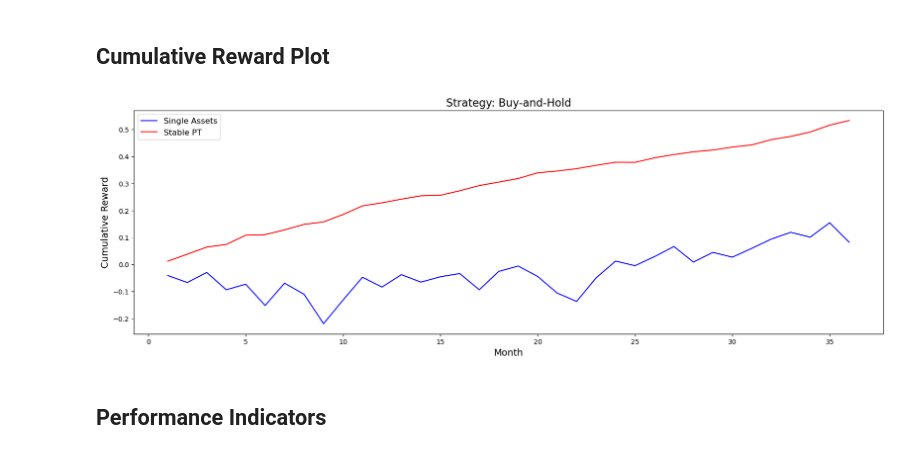
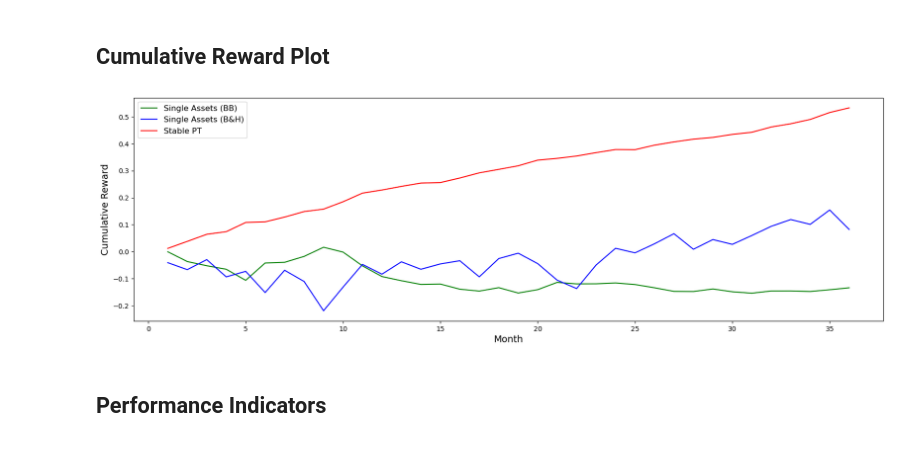
Before and after one commit to DanielHYLai/pairs-trading-with-reinforcement-learning, a Jupyter notebook: pairs-selection/comparison_oos_pairs_reduced.ipynb, the cells around one changed output. Saved outputs shown, nothing was run; the diff lists cells and outputs as text; code cells hidden in the pictures.

Commit message:
feat: reorganize the comparison result

```diff
--- a/pairs-selection/comparison_oos_pairs_reduced.ipynb
+++ b/pairs-selection/comparison_oos_pairs_reduced.ipynb
@@ -17,11 +17,12 @@ path = "figure_file"
 # %% [markdown]
 ## Load Data
 # %%
-static_pairs = load_cache_file("data_file/static_strategy/ap_reward_result_test.pkl")
+# static_pairs = load_cache_file("data_file/static_strategy/ap_reward_result_test.pkl")
+static_pairs = load_cache_file("data/ap_reward_result_test.pkl")
 # %% [markdown]
 ## Comparison Target: Reduced S&P500 Constituent
 # %%
-test_data = pd.read_csv("data_file/test_PT.csv", encoding="UTF-8")
+test_data = pd.read_csv("data/test_PT.csv", encoding="UTF-8")
 tickers = test_data["Ticker"].unique()
 # %%
 # Add daily log return and Bollinger bands to the original stock price data
@@ -212,0 +225,5 @@ plt.show()
+# %%
+single_median_BB = single_result_BB_table.median(axis=0)
+
+statistic, pvalue = wilcoxon(static_pairs_median, single_median_BB, alternative="greater")
+print(f"p-value of WRS test: {pvalue: .4e}")
@@ -214,15 +258,16 @@ plt.show()
 ## Cumulative Reward Plot
 # %%
 plt.figure(figsize=(20, 6))
-plt.plot(range(1, 37), single_median_BandH.cumsum(), color="blue", label="Single Assets")
+plt.plot(range(1, 37), single_median_BB.cumsum(), color="green", label="Single Assets (BB)")
+plt.plot(range(1, 37), single_median_BandH.cumsum(), color="blue", label="Single Assets (B&H)")
 plt.plot(range(1, 37), static_pairs_median.cumsum(), color="red", label="Stable PT")
 plt.xlabel("Month", fontsize=14)
 plt.ylabel("Cumulative Reward", fontsize=14)
 plt.legend(fontsize=12)
-plt.title("Strategy: Buy-and-Hold", fontsize=16)
+# plt.title("Strategy: Buy-and-Hold", fontsize=16)
 plt.show()
 # %% [output]
-[figure, old version]
+[figure, new version]
 # %% [markdown]
 ## Performance Indicators
 # %%
```
Also changed, not shown: parts of 9 cells of this notebook, 1 other file.
